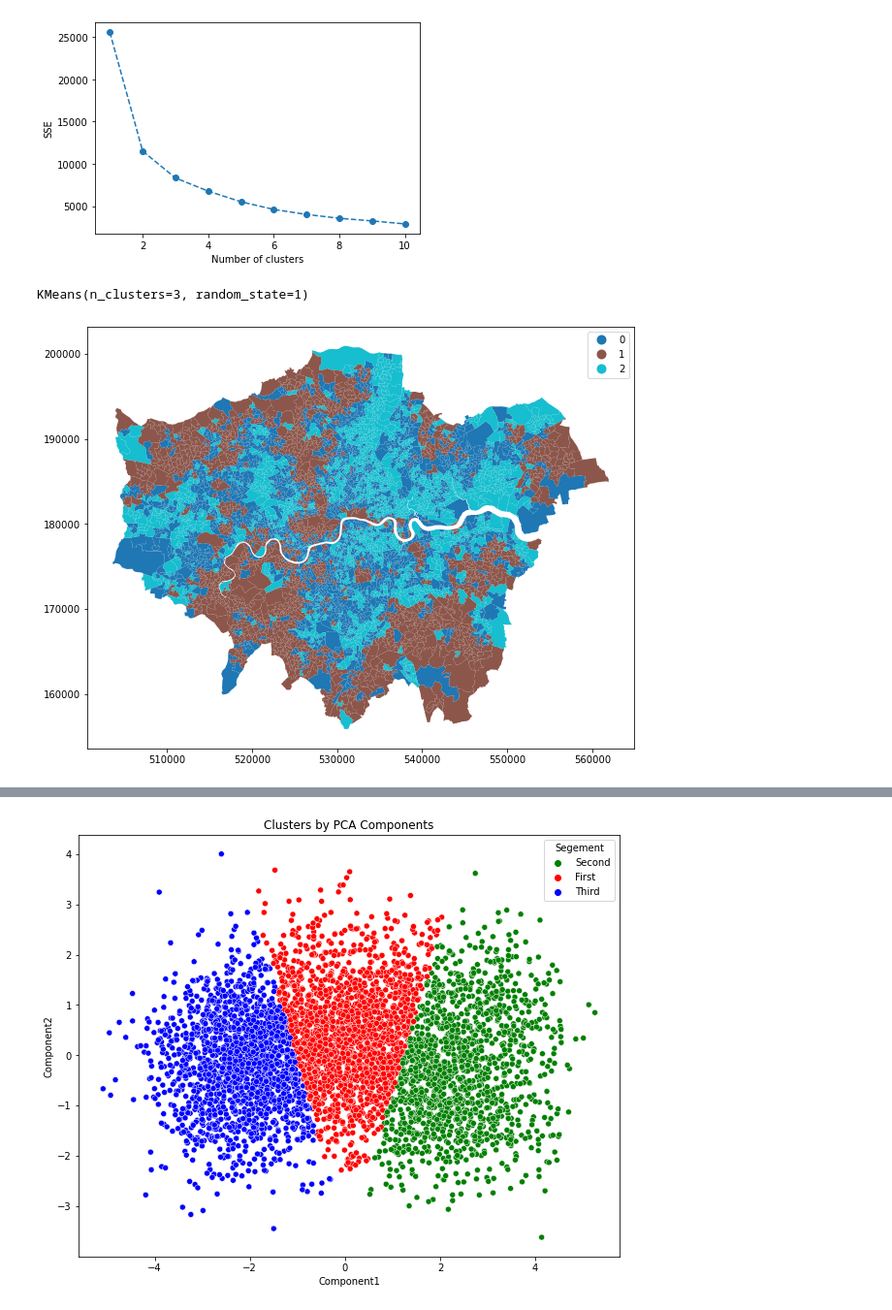
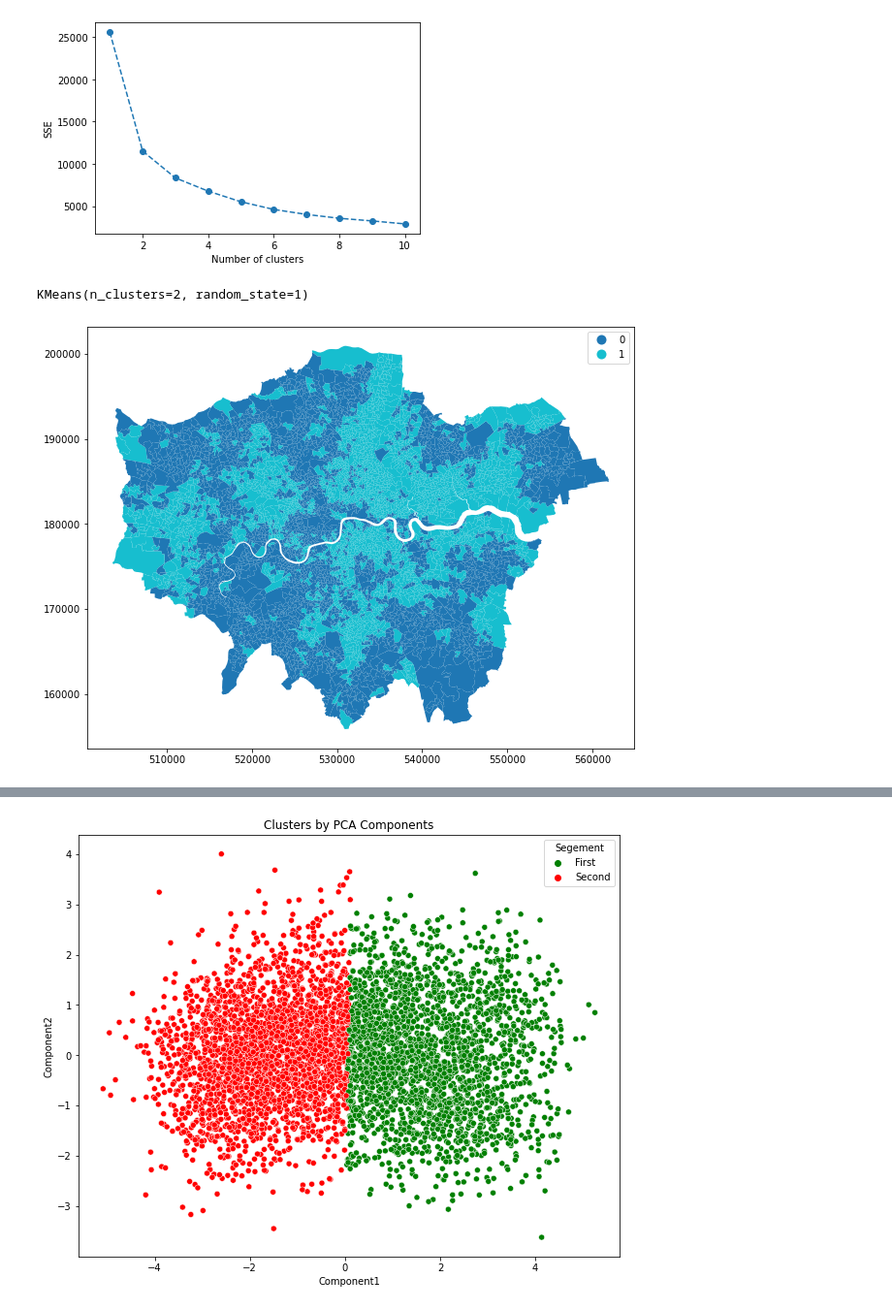
Before and after one commit to Lingweiz1998/DSSS_final_2020, a Jupyter notebook: IMD.ipynb, the cells around one changed output, grey strips where cells are left out. Shown at 97% size. Drawn from its saved outputs; the diff is of its cells as text; code cells hidden in the pictures.

```diff
--- a/IMD.ipynb
+++ b/IMD.ipynb
@@ -226,17 +226,17 @@ plt.show()
 # %% [output]
 [figure]
 # %%
-k_cluster = 3
+k_cluster = 2
 random_seed = 1
 kmeans_method = KMeans(n_clusters=k_cluster,random_state=random_seed)
 kmeans_method.fit(score_pca)
 # %% [output]
-KMeans(n_clusters=3, random_state=1)
+KMeans(n_clusters=2, random_state=1)
 # %%
 ppd['Kmeans_Cluster'] = kmeans_method.labels_
 ppd.plot(column='Kmeans_Cluster', categorical=True, legend=True, figsize=(12,8));
 # %% [output]
-[figure, old version]
+[figure, new version]
 # %%
 ppd_kpca = pd.concat([ppd.reset_index(drop = True), pd.DataFrame(score_pca)],axis = 1)
 ppd_kpca.columns.values[-2: ] = ['Component1','Component2']
@@ -254,9 +254,9 @@ ppd_kpca.head()
 # %%
 x_axis = ppd_kpca['Component1']
 y_axis = ppd_kpca['Component2']
 plt.figure(figsize = (10, 8))
-sns.scatterplot(x_axis,y_axis,hue = ppd_kpca['Segement'], palette = ['g','r','b'])
+sns.scatterplot(x_axis,y_axis,hue = ppd_kpca['Segement'], palette = ['g','r'])
 plt.title('Clusters by PCA Components')
 plt.show()
 # %% [output]
-[figure, old version]
+[figure, new version]
```
Also changed, not shown: parts of 1 cell of this notebook, 2 other files.
